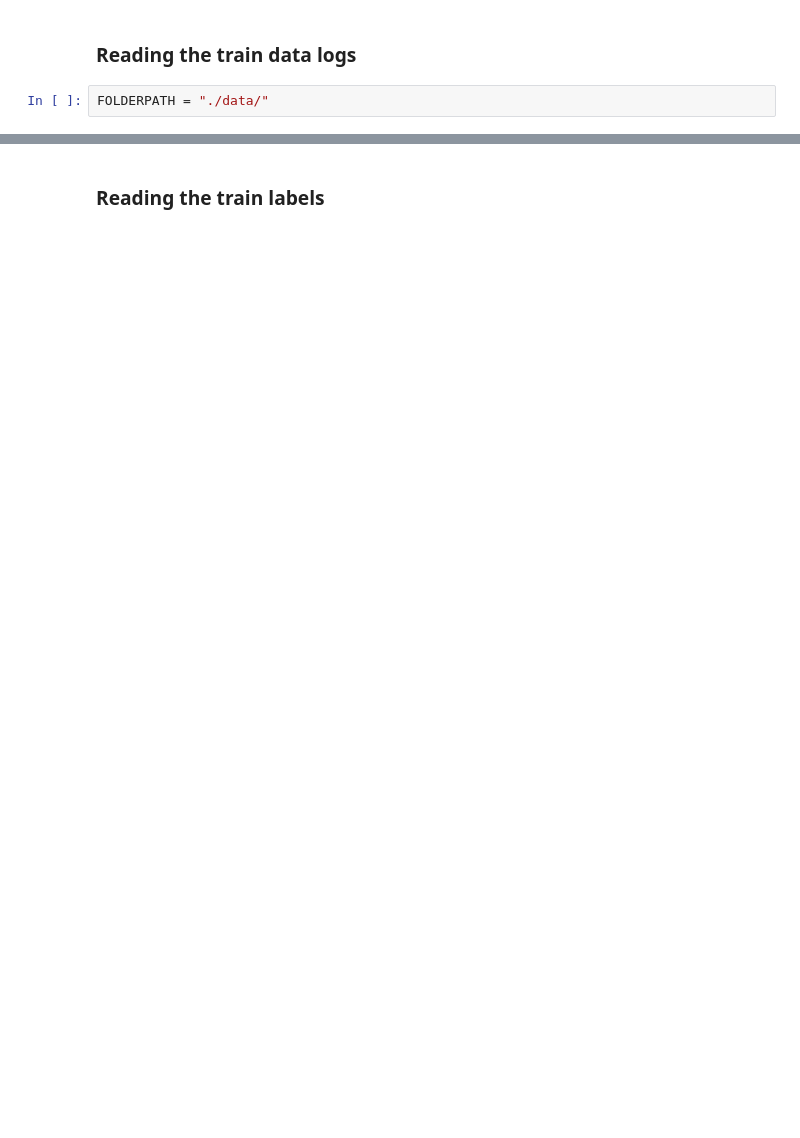
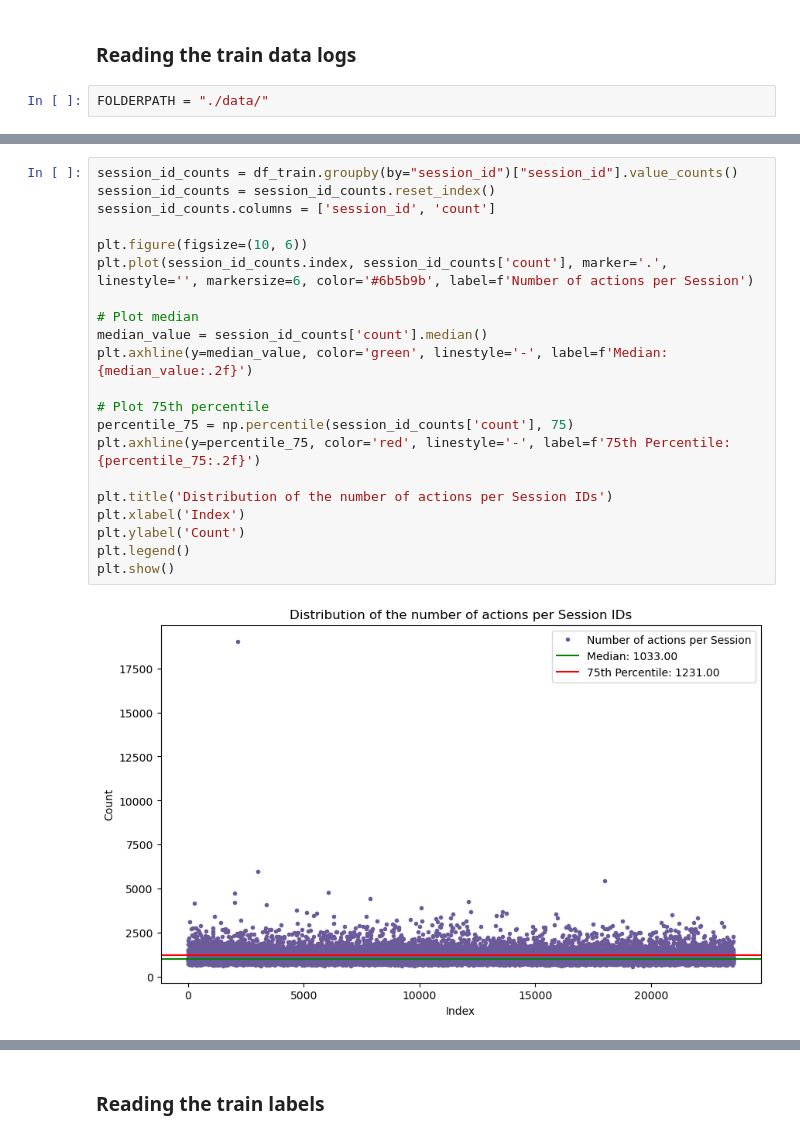
Before and after one commit to mestermarc/Student_performance_analysis, a Jupyter notebook: read_data.ipynb, the cells around one changed output, grey strips where cells are left out. Drawn from its saved outputs; the diff is of its cells as text; blank space fills up the shorter version.

```diff
--- a/read_data.ipynb
+++ b/read_data.ipynb
@@ -30,0 +172,23 @@ NUMERICAL_COLS = ['elapsed_time','level','page','room_coor_x', 'room_coor_y', 's
+# %%
+session_id_counts = df_train.groupby(by="session_id")["session_id"].value_counts()
+session_id_counts = session_id_counts.reset_index()
+session_id_counts.columns = ['session_id', 'count']
+
+plt.figure(figsize=(10, 6))
+plt.plot(session_id_counts.index, session_id_counts['count'], marker='.', linestyle='', markersize=6, color='#6b5b9b', label=f'Number of actions per Session')
+
+# Plot median
+median_value = session_id_counts['count'].median()
+plt.axhline(y=median_value, color='green', linestyle='-', label=f'Median: {median_value:.2f}')
+
+# Plot 75th percentile
+percentile_75 = np.percentile(session_id_counts['count'], 75)
+plt.axhline(y=percentile_75, color='red', linestyle='-', label=f'75th Percentile: {percentile_75:.2f}')
+
+plt.title('Distribution of the number of actions per Session IDs')
+plt.xlabel('Index')
+plt.ylabel('Count')
+plt.legend()
+plt.show()
+# %% [output]
+[figure, added]
```
Also changed, not shown: parts of 23 cells of this notebook, 2 other files.
